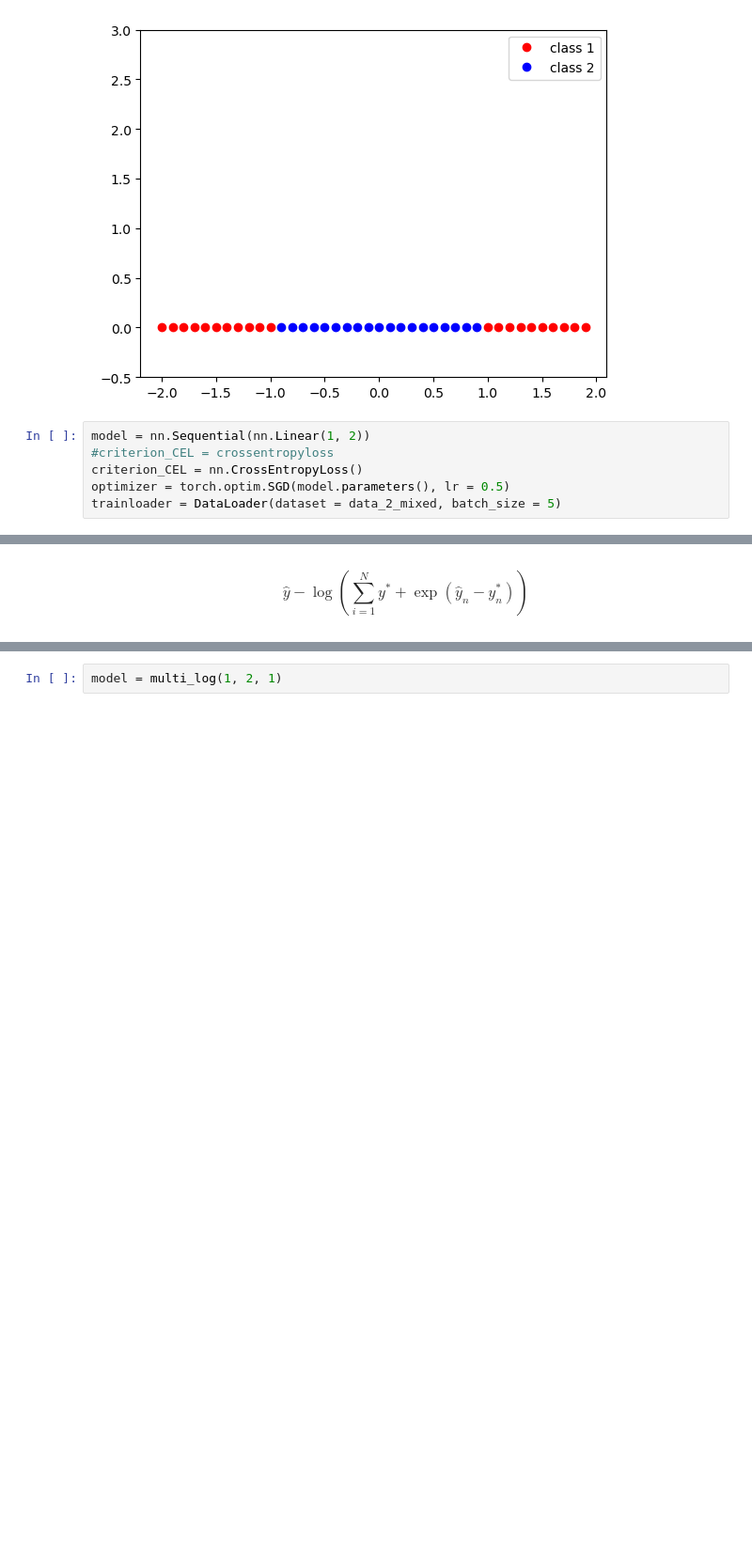
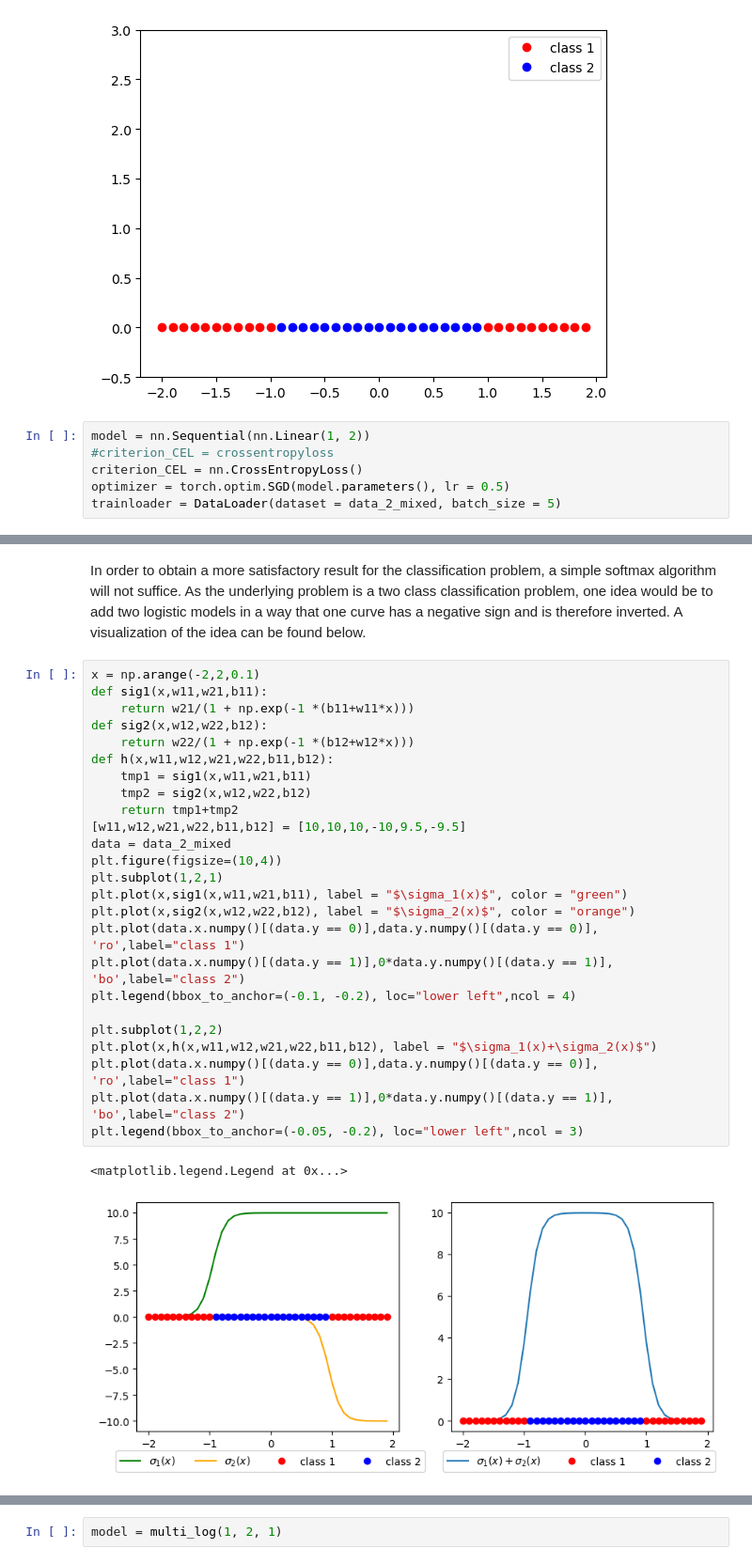
Before and after one commit to LinusLach/Blog, a Jupyter notebook: posts/post-with-code/Pytorch/LR_and_Softmax.ipynb, the cells around one changed output, grey strips where cells are left out. Shown at 94% size. Saved outputs shown, nothing was run; the diff lists cells and outputs as text; blank space fills up the shorter version.

Commit message:
Updating LR&Softmax

```diff
--- a/posts/post-with-code/Pytorch/LR_and_Softmax.ipynb
+++ b/posts/post-with-code/Pytorch/LR_and_Softmax.ipynb
@@ -251,4 +250,32 @@ train_model(100, plot_data=True)
-# %% [markdown]
-\begin{equation}
-    \hat y - \log\left(\sum_{i=1}^{N} y^*+\exp(\hat y_n - y_n^*) \right)
-\end{equation}
+# %% [markdown]
+In order to obtain a more satisfactory result for the classification problem, a simple softmax algorithm will not suffice.
+As the underlying problem is a two class classification problem, one idea would be to add two logistic models in a way that one curve has a negative sign and is therefore inverted.
+A visualization of the idea can be found below.
+# %%
+x = np.arange(-2,2,0.1)
+def sig1(x,w11,w21,b11):
+    return w21/(1 + np.exp(-1 *(b11+w11*x)))
+def sig2(x,w12,w22,b12):
+    return w22/(1 + np.exp(-1 *(b12+w12*x)))
+def h(x,w11,w12,w21,w22,b11,b12):
+    tmp1 = sig1(x,w11,w21,b11)
+    tmp2 = sig2(x,w12,w22,b12)
+    return tmp1+tmp2
+[w11,w12,w21,w22,b11,b12] = [10,10,10,-10,9.5,-9.5]
+data = data_2_mixed
+plt.figure(figsize=(10,4))
+plt.subplot(1,2,1)
+plt.plot(x,sig1(x,w11,w21,b11), label = "$\sigma_1(x)$", color = "green")
+plt.plot(x,sig2(x,w12,w22,b12), label = "$\sigma_2(x)$", color = "orange")
+plt.plot(data.x.numpy()[(data.y == 0)],data.y.numpy()[(data.y == 0)], 'ro',label="class 1")
+plt.plot(data.x.numpy()[(data.y == 1)],0*data.y.numpy()[(data.y == 1)], 'bo',label="class 2")
+plt.legend(bbox_to_anchor=(-0.1, -0.2), loc="lower left",ncol = 4)
+
+plt.subplot(1,2,2)
+plt.plot(x,h(x,w11,w12,w21,w22,b11,b12), label = "$\sigma_1(x)+\sigma_2(x)$")
+plt.plot(data.x.numpy()[(data.y == 0)],data.y.numpy()[(data.y == 0)], 'ro',label="class 1")
+plt.plot(data.x.numpy()[(data.y == 1)],0*data.y.numpy()[(data.y == 1)], 'bo',label="class 2")
+plt.legend(bbox_to_anchor=(-0.05, -0.2), loc="lower left",ncol = 3)
+# %% [output]
+<matplotlib.legend.Legend at 0x...>
+[figure, added]
```
Also changed, not shown: parts of 28 cells of this notebook.
